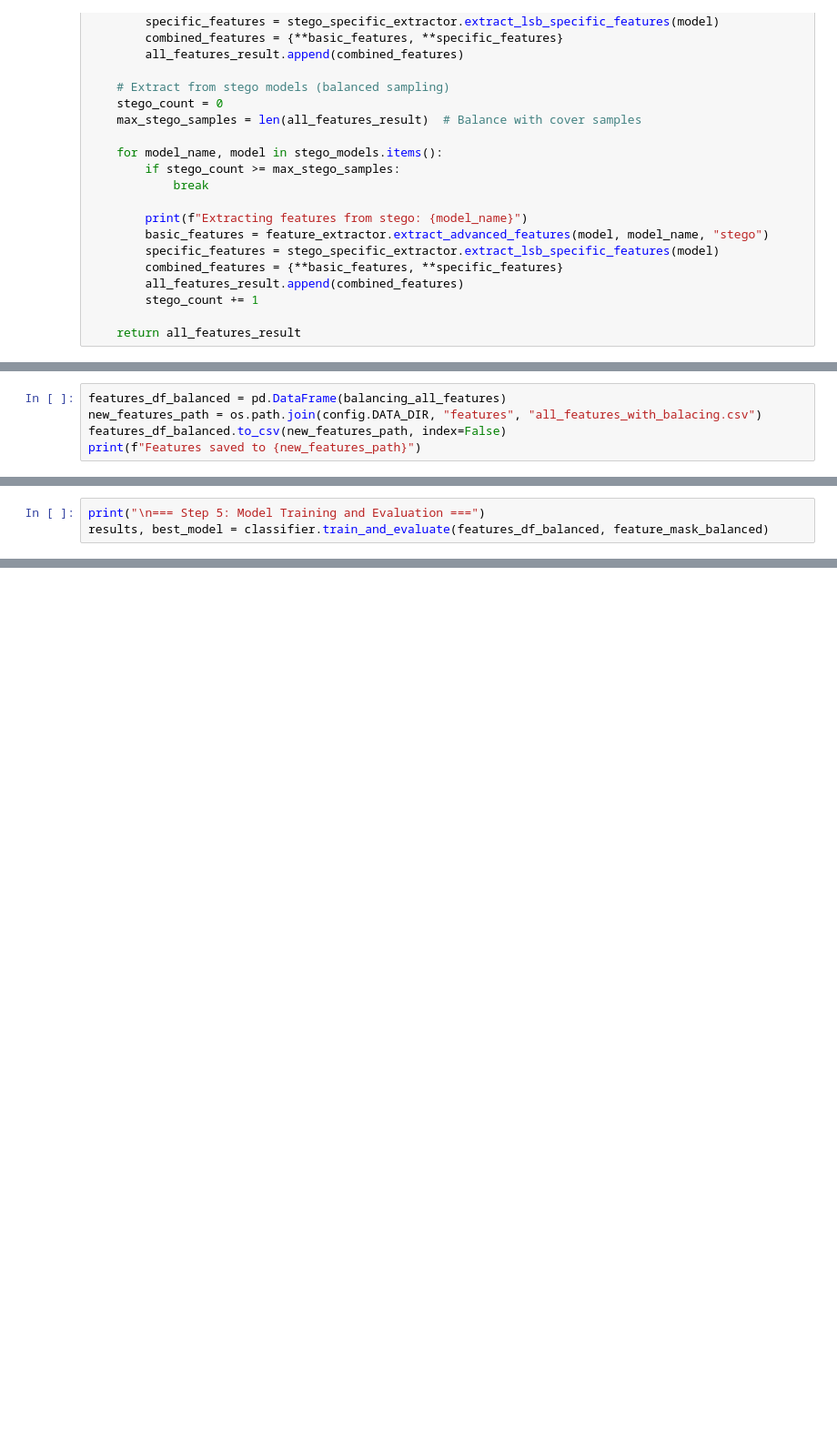
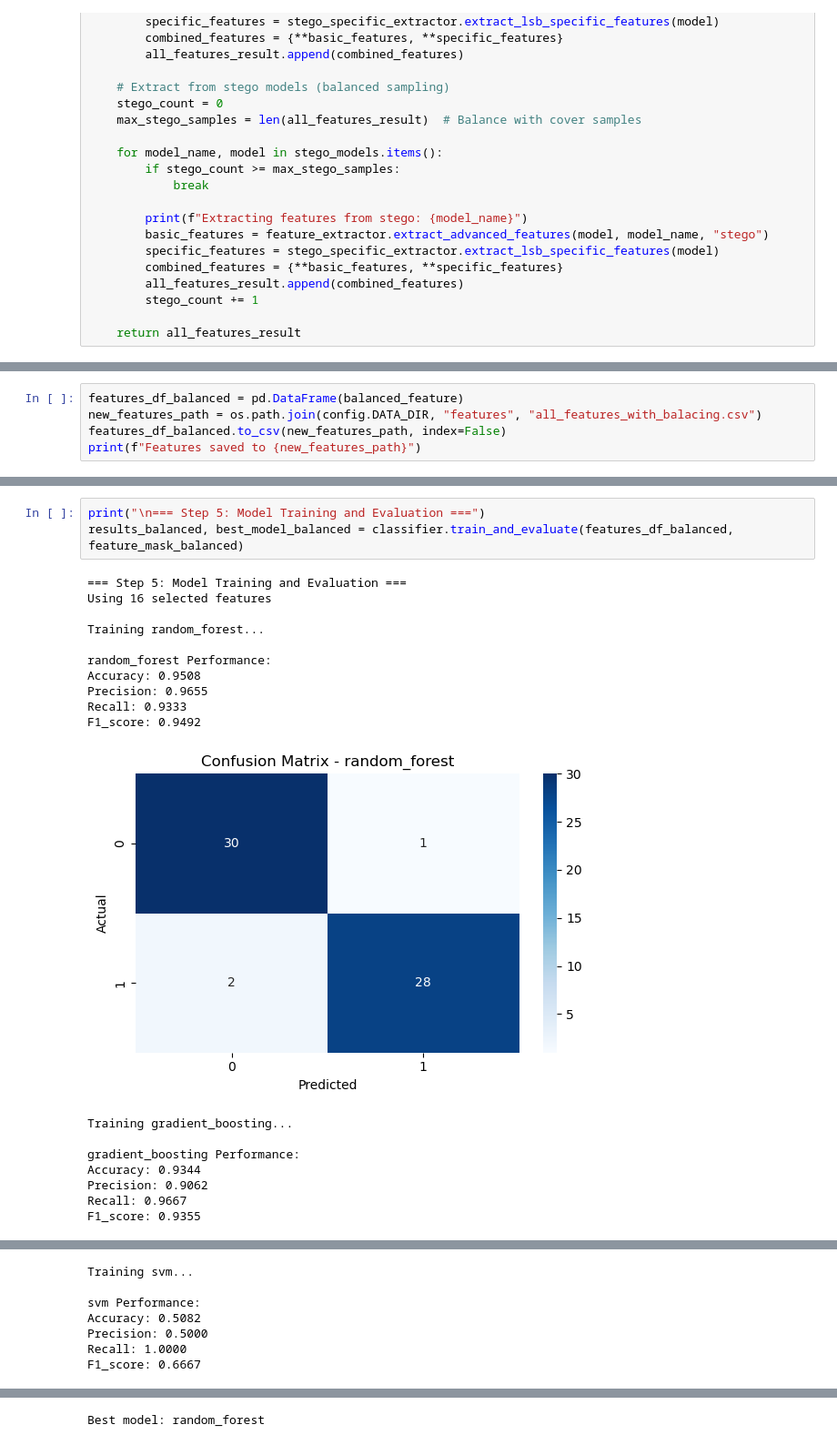
Before and after one commit to rainerhosch/Steganalysis-for-LSB-Attack-Detection-in-Neural-Net-Models, a Jupyter notebook: steganalysis_ai_v2/playground.ipynb, the cells around one changed output, grey strips where cells are left out. Shown: that part at 91% size. Drawn from its saved outputs; the diff is of its cells as text; blank space fills up the shorter version.

```diff
--- a/steganalysis_ai_v2/playground.ipynb
+++ b/steganalysis_ai_v2/playground.ipynb
@@ -289,5 +346,5 @@ balancing_all_features.append(balanced_feature)
 # %%
-features_df_balanced = pd.DataFrame(balancing_all_features)
+features_df_balanced = pd.DataFrame(balanced_feature)
 new_features_path = os.path.join(config.DATA_DIR, "features", "all_features_with_balacing.csv")
 features_df_balanced.to_csv(new_features_path, index=False)
 print(f"Features saved to {new_features_path}")
@@ -331,3 +367,22 @@ Selected 1 out of 12 features
 # %%
 print("\n=== Step 5: Model Training and Evaluation ===")
-results, best_model = classifier.train_and_evaluate(features_df_balanced, feature_mask_balanced)
+results_balanced, best_model_balanced = classifier.train_and_evaluate(features_df_balanced, feature_mask_balanced)
+# %% [output]
+=== Step 5: Model Training and Evaluation ===
+Using 16 selected features
+
+Training random_forest...
+
+random_forest Performance:
+Accuracy: 0.9508
+Precision: 0.9655
+Recall: 0.9333
+F1_score: 0.9492
+[figure, added]
+Training gradient_boosting...
+
+gradient_boosting Performance:
+Accuracy: 0.9344
+Precision: 0.9062
+Recall: 0.9667
+F1_score: 0.9355
@@ -333,0 +390,7 @@ results, best_model = classifier.train_and_evaluate(features_df_balanced, featur
+Training svm...
+
+svm Performance:
+Accuracy: 0.5082
+Precision: 0.5000
+Recall: 1.0000
+F1_score: 0.6667
@@ -333,0 +398 @@ results, best_model = classifier.train_and_evaluate(features_df_balanced, featur
+Best model: random_forest
```
Also changed, not shown: parts of 20 cells of this notebook, 11 other files.
